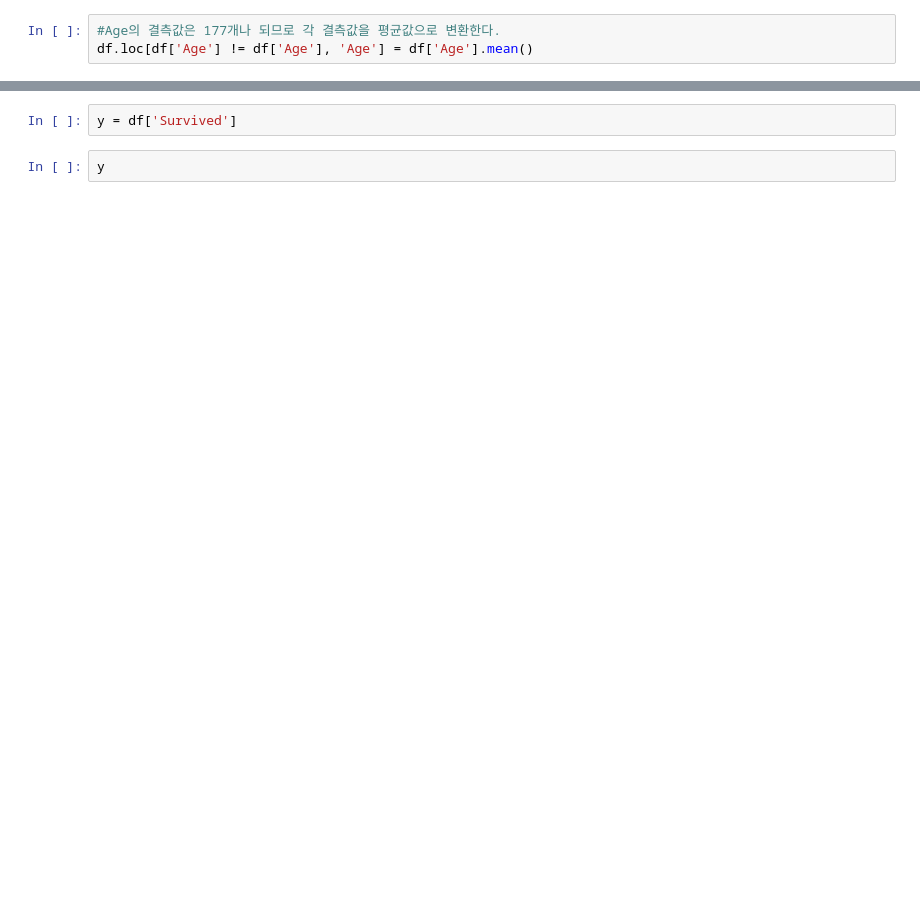
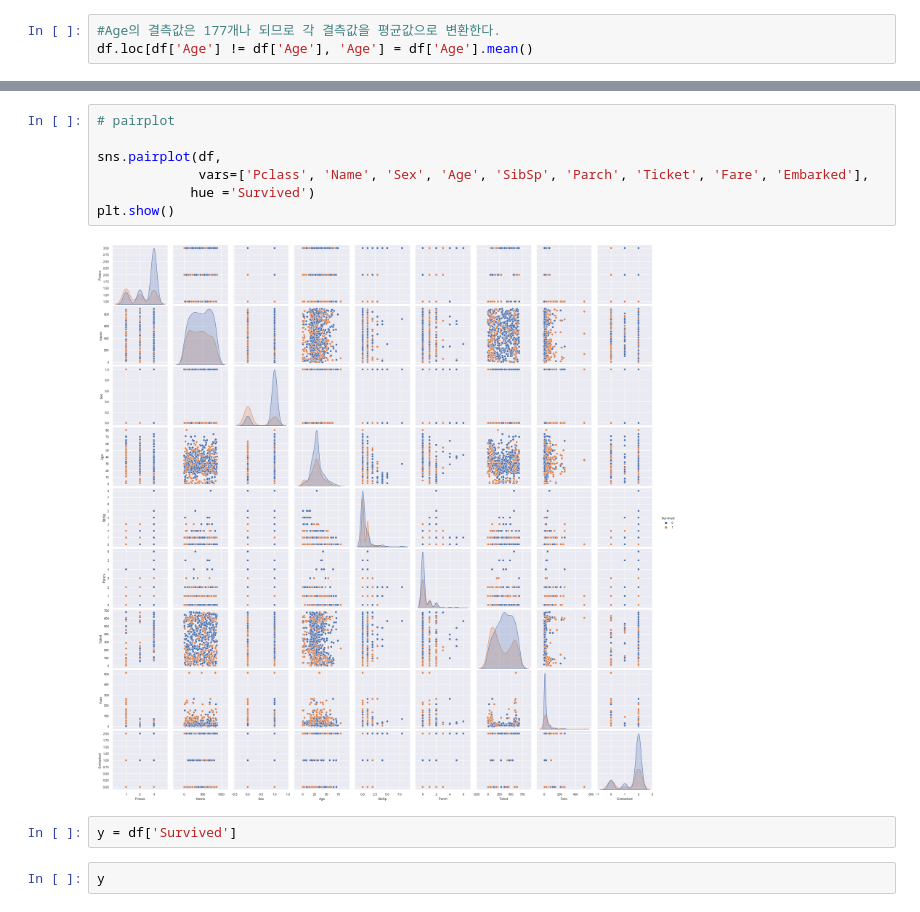
Before and after one commit to Lee-jong-won/AI-Study, a Jupyter notebook: titanic-classification.ipynb, the cells around one changed output, grey strips where cells are left out. Saved outputs shown, nothing was run; the diff lists cells and outputs as text; blank space fills up the shorter version.

```diff
--- a/titanic-classification.ipynb
+++ b/titanic-classification.ipynb
@@ -166,3 +208,12 @@ dtype: object
+# %%
+# pairplot
+
+sns.pairplot(df,
+             vars=['Pclass', 'Name', 'Sex', 'Age', 'SibSp', 'Parch', 'Ticket', 'Fare', 'Embarked'],
+            hue ='Survived')
+plt.show()
+# %% [output]
+[figure, added]
 # %%
 y = df['Survived']
 # %%
```
Also changed, not shown: parts of 44 cells of this notebook.
